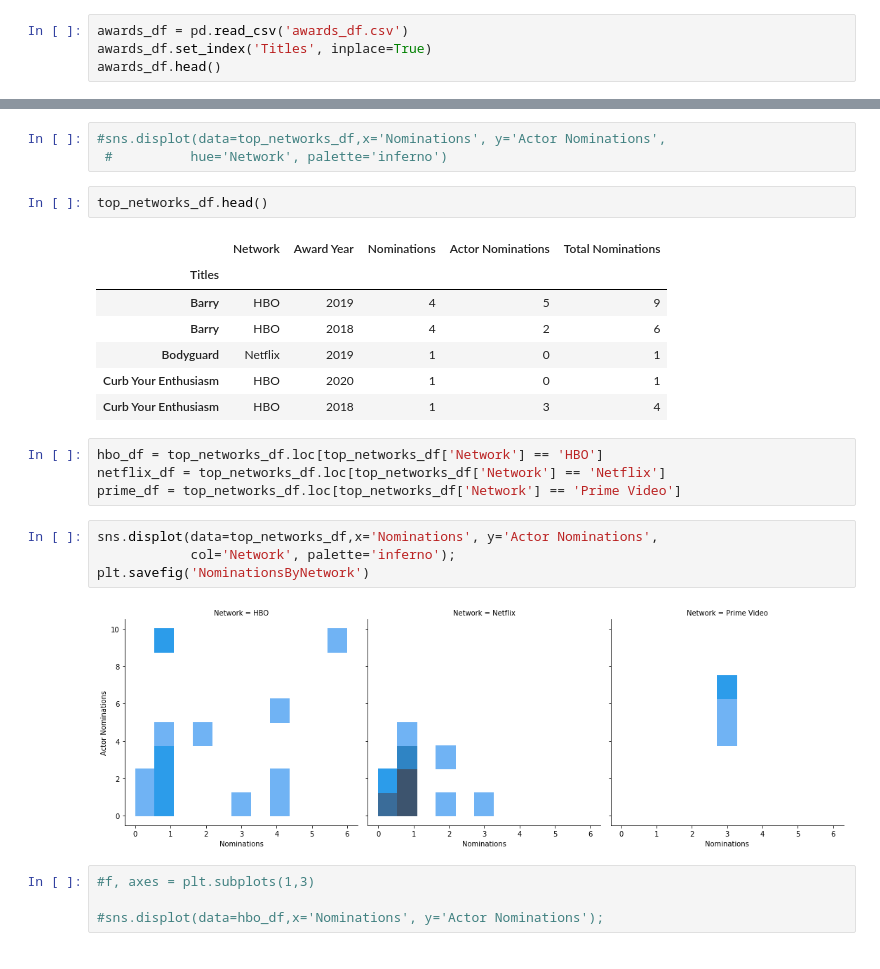
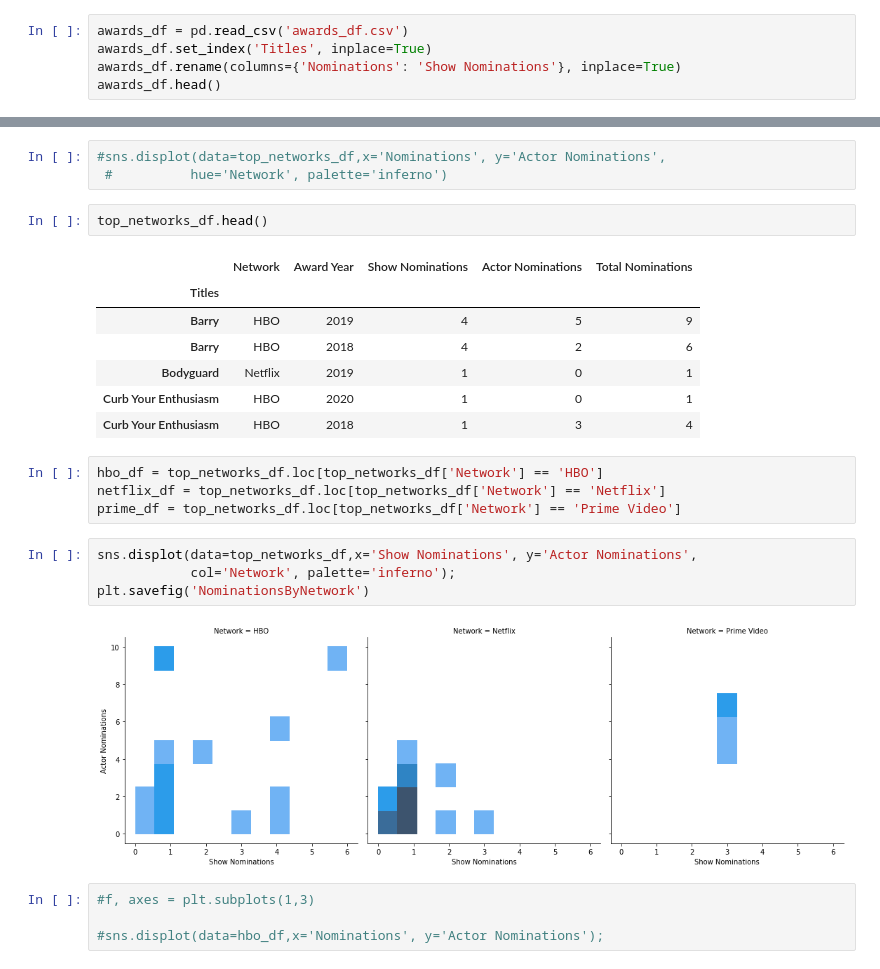
Before and after one commit to drrausch/Creating_Successful_Video_Content, a Jupyter notebook: EmmysData_Visuals.ipynb, the cells around one changed output, grey strips where cells are left out. Saved outputs shown, nothing was run; the diff lists cells and outputs as text.

```diff
--- a/EmmysData_Visuals.ipynb
+++ b/EmmysData_Visuals.ipynb
@@ -8,5 +8,6 @@ import seaborn as sns
 # %%
 awards_df = pd.read_csv('awards_df.csv')
 awards_df.set_index('Titles', inplace=True)
+awards_df.rename(columns={'Nominations': 'Show Nominations'}, inplace=True)
 awards_df.head()
 # %% [output]
@@ -87,7 +87,7 @@ top_networks_grouped = top_networks_df.reset_index().groupby(['Network']).sum()
 # %%
 top_networks_df.head()
 # %% [output]
-|  | Network | Award Year | Nominations | Actor Nominations | Total Nominations |
+|  | Network | Award Year | Show Nominations | Actor Nominations | Total Nominations |
 | Titles |  |  |  |  |  |
 | Barry | HBO | 2019 | 4 | 5 | 9 |
 | Barry | HBO | 2018 | 4 | 2 | 6 |
@@ -99,11 +99,11 @@ hbo_df = top_networks_df.loc[top_networks_df['Network'] == 'HBO']
 netflix_df = top_networks_df.loc[top_networks_df['Network'] == 'Netflix']
 prime_df = top_networks_df.loc[top_networks_df['Network'] == 'Prime Video']
 # %%
-sns.displot(data=top_networks_df,x='Nominations', y='Actor Nominations',
+sns.displot(data=top_networks_df,x='Show Nominations', y='Actor Nominations',
             col='Network', palette='inferno');
 plt.savefig('NominationsByNetwork')
 # %% [output]
-[figure, old version]
+[figure, new version]
 # %%
 #f, axes = plt.subplots(1,3)
 
```
Also changed, not shown: parts of 8 cells of this notebook, 1 other file.
